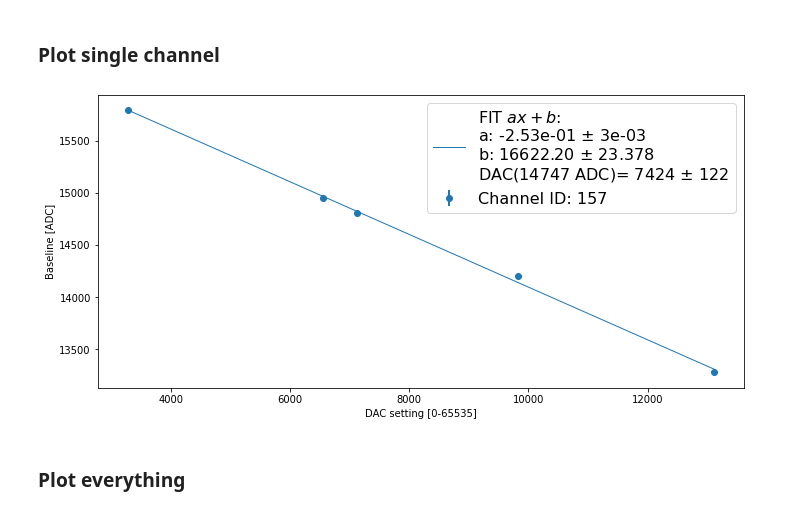
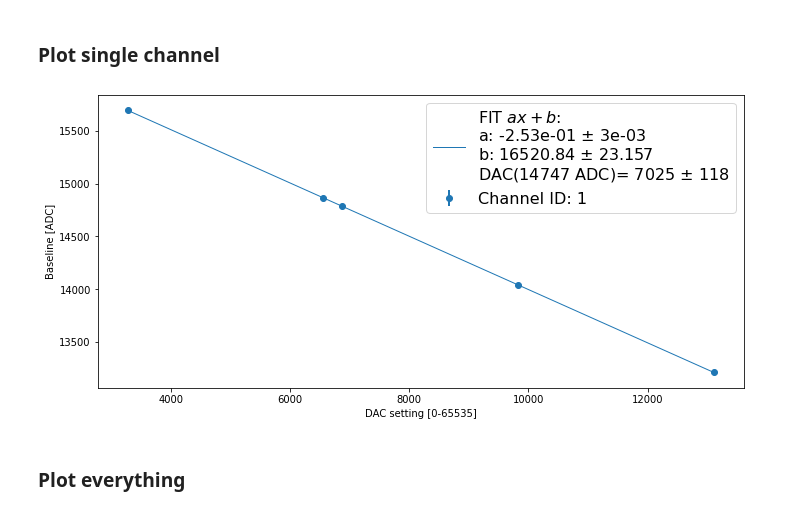
Before and after one commit to mvicenzi/pmt-baselines, a Jupyter notebook: python/calibrate_baselines.ipynb, the cells around one changed output. Drawn from its saved outputs; the diff is of its cells as text; code cells hidden in the pictures.

```diff
--- a/python/calibrate_baselines.ipynb
+++ b/python/calibrate_baselines.ipynb
@@ -127,7 +125,7 @@ def check_median_stability(issues, rundb, data, n=20):
         #fig.supxlabel("Baseline [ADC]",fontsize=16)
         plt.show()
 # %%
-def get_channel_data(ch, data, n=20, minerr=1.0):
+def get_channel_data(ch, data, n=20, minerr=20.0):
 
     bs = []
     err = []
@@ -350,8 +348,8 @@ check_median_stability(issues, rundb, data, n=20)
 # %% [markdown]
 ### Plot one channel
 # %%
-channel_id = 157
-dac, bs, err = get_channel_data(channel_id, data, n=20, minerr=1.0)
+channel_id = 1
+dac, bs, err = get_channel_data(channel_id, data, n=20, minerr=20.0)
 target = 14747
 
 fig, ax = plt.subplots(1,1, figsize=(10, 4.8))
@@ -494,39 +492,39 @@ data = loadfiles(rundb, basepath="../runs/")
 # %% [markdown]
 ### Plot single channel
 # %%
-channel_id = 157
+channel_id = 1
 target = 14747
 
-dac, bs, err = get_channel_data(channel_id, data, n=20, minerr=20.0)
+dac, bs, err = get_channel_data(channel_id, data, n=20)
 n_dac, n_bs, n_err = get_channel_data_diff_pedestals(addrun, channel_id,
                                                      dacpath="calibrations/DC_offsets_for_14747_22Feb2023.csv",
                                                      basepath = "../runs/",
                                                      n=20, minerr=20.)
 
 dac.append(n_dac)
 bs.append(n_bs)
 err.append(n_err)
 
 fig, ax = plt.subplots(1,1, figsize=(10, 4.8))
 kargs={'marker':'o', 'lw':0.0, 'elinewidth':2.0}
 
 out=plt.errorbar( x=dac, y=bs, yerr=err, label=("Channel ID: %d" % channel_id), **kargs)
 p, ep, xint, yint, dacnom, edacnom = dofit(dac, bs, err, bs_target=target)
 
 label= "FIT $ax + b$: \n"
 label+="a: %.2e $\pm$ %3.e\n" % ( p[0], ep[0] )
 label+="b: %.2f $\pm$ %.3f\n" % ( p[1], ep[1] )
 label+='DAC(%d ADC)= %d $\pm$ %d' % ( target, dacnom, edacnom )
 
 plt.plot(xint, yint, color=out[0].get_color(), lw=1.0, label=label)
 
 plt.xlabel("DAC setting [0-65535]")
 plt.ylabel("Baseline [ADC]")
 plt.legend(fontsize=16)
 
 fig.tight_layout()
 # %% [output]
-[figure, old version]
+[figure, new version]
 # %% [markdown]
 ### Plot everything
 # %%
```
Also changed, not shown: parts of 21 cells of this notebook, 4 other files.
